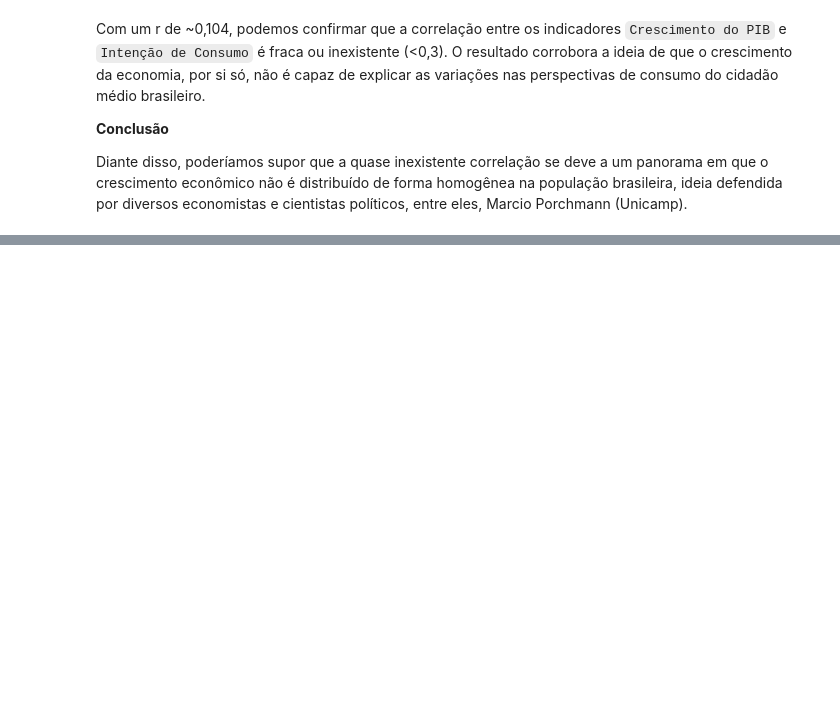
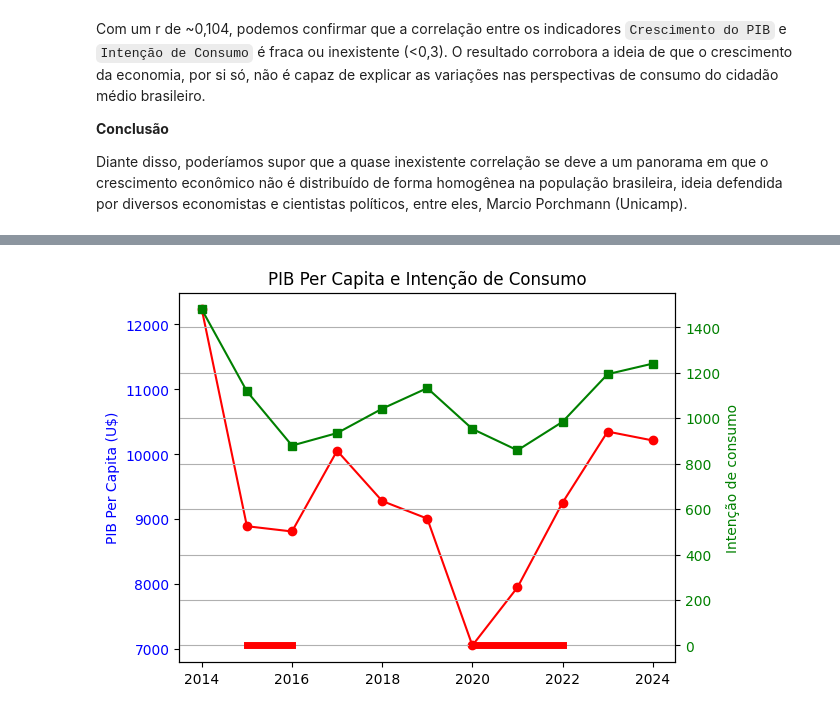
Before and after one commit to gabyxsantos/Economia, a Jupyter notebook: atualizandodf.ipynb, the cells around one changed output, grey strips where cells are left out. Saved outputs shown, nothing was run; the diff lists cells and outputs as text; code cells hidden in the pictures; blank space fills up the shorter version.

```diff
--- a/atualizandodf.ipynb
+++ b/atualizandodf.ipynb
@@ -126,3 +126,18 @@ PIB
 | 50 | 2029 | 2.4 |
 | 51 | 2030 | 2.5 |
 51 rows × 2 columns
+# %%
+PIB_PC=pd.read_excel("https://raw.githubusercontent.com/gabyxsantos/Economia/modificacoes-matheus/PIB_PC.xls", engine="xlrd")
+
+# Pega a transposta
+PIB_PC=PIB_PC.T
+colunas_para_remover=PIB_PC.columns[[0,2,3]]
+# Remove colunas desnecessárias
+PIB_PC=PIB_PC.drop(colunas_para_remover,axis=1)
+PIB_PC=PIB_PC.reset_index()
+# Renomeia as colunas com o valor da primeira linha
+for i in range(0, PIB_PC.shape[1]):
+    PIB_PC.rename(columns={PIB_PC.columns[i]: PIB_PC.iloc[0, i]}, inplace=True)
+PIB_PC = PIB_PC.drop(0)
+PIB_PC=PIB_PC.rename(columns={'GDP per capita, current prices\n (U.S. dollars per capita)':'Ano','Brazil':'PIB Per Capita (U$)'})
+PIB_PC
@@ -925,0 +963,29 @@ Diante disso, poderíamos supor que a quase inexistente correlação se deve a u
+# %%
+PC_Consumo=PIB_PC.merge(
+    dados_intencao_consumo,
+    on='Ano'
+)
+PC_Consumo=PC_Consumo.set_index('Ano')
+
+# Criar a figura e o primeiro eixo
+fig, ax1 = plt.subplots()
+
+# Plotar a primeira série no eixo Y da esquerda
+ax1.plot(PC_Consumo.index, PC_Consumo['PIB Per Capita (U$)'], color='red', marker='o', label='Vendas')
+ax1.set_ylabel('PIB Per Capita (U$)', color='blue')
+ax1.tick_params(axis='y', labelcolor='blue')
+
+# Criar o segundo eixo Y (à direita)
+ax2 = ax1.twinx()
+ax2.plot(PC_Consumo.index, PC_Consumo['Intenção de consumo'], color='green', marker='s', label='Lucro')
+ax2.set_ylabel('Intenção de consumo', color='green')
+ax2.tick_params(axis='y', labelcolor='green')
+
+# Título e layout
+plt.title('PIB Per Capita e Intenção de Consumo')
+for i in Eventos:
+    plt.plot(i, [0, 0], color='red', linewidth=5, zorder=2);
+plt.grid(True)
+plt.show()
+# %% [output]
+[figure, added]
```
Also changed, not shown: parts of 6 cells of this notebook.
